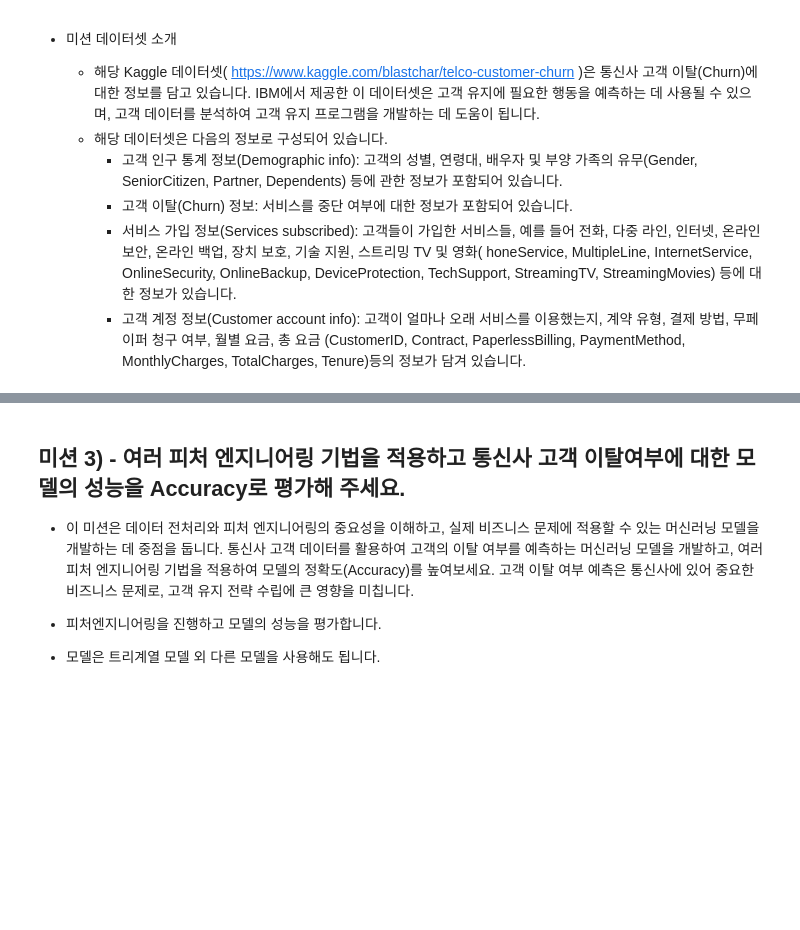
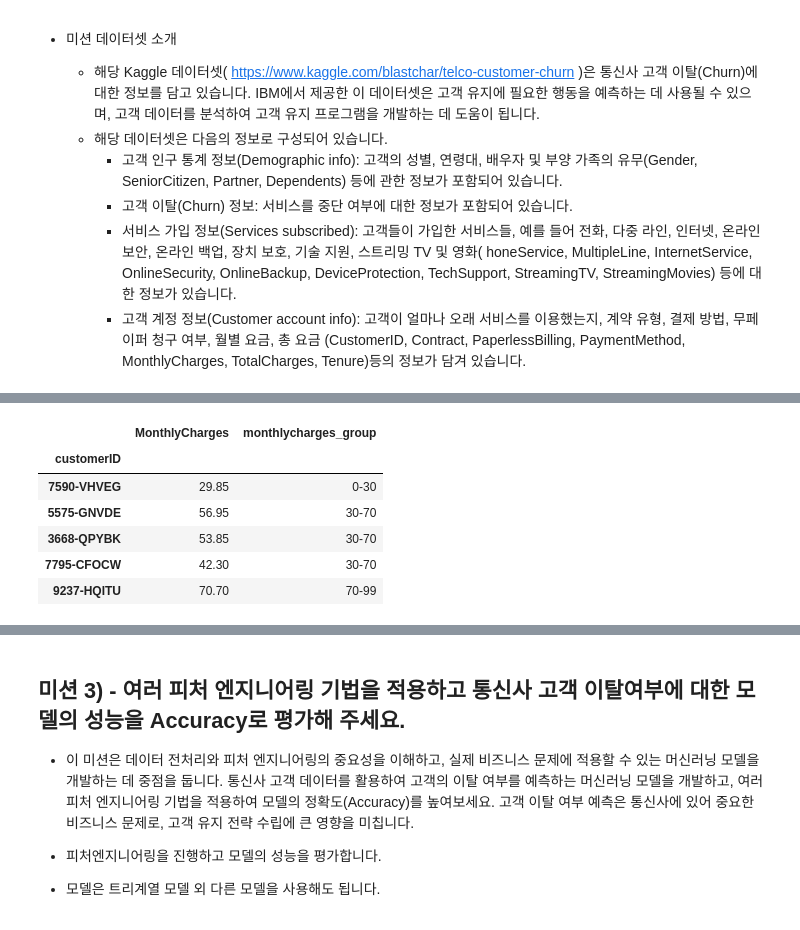
Before and after one commit to gaeunamy/data-science-projects, a Jupyter notebook: telco_customer_churn_03.ipynb, the cells around one changed output, grey strips where cells are left out. Cells and saved outputs as stored; diff of their text form; code cells hidden in the pictures; blank space fills up the shorter version.

```diff
--- a/telco_customer_churn_03.ipynb
+++ b/telco_customer_churn_03.ipynb
@@ -56,2 +64,14 @@ df = df.dropna()
+# %%
+# 여기에 코드를 입력해 주세요.
+df['monthlycharges_group'] = pd.cut(df['MonthlyCharges'], bins=[0, 30, 70, 99, 120], labels=['0-30', '30-70', '70-99', '99plus'])
+df[['MonthlyCharges', 'monthlycharges_group']].head()
+# %% [output]
+|  | MonthlyCharges | monthlycharges_group |
+| customerID |  |  |
+| 7590-VHVEG | 29.85 | 0-30 |
+| 5575-GNVDE | 56.95 | 30-70 |
+| 3668-QPYBK | 53.85 | 30-70 |
+| 7795-CFOCW | 42.30 | 30-70 |
+| 9237-HQITU | 70.70 | 70-99 |
 # %%
 # 여기에 구간화 전의 수치 변수에 대한 히스토그램과 구간화 이후 범주로 변환해준 변수에 대한 countplot을 시각화 해주세요.
```
Also changed, not shown: parts of 16 cells of this notebook.
